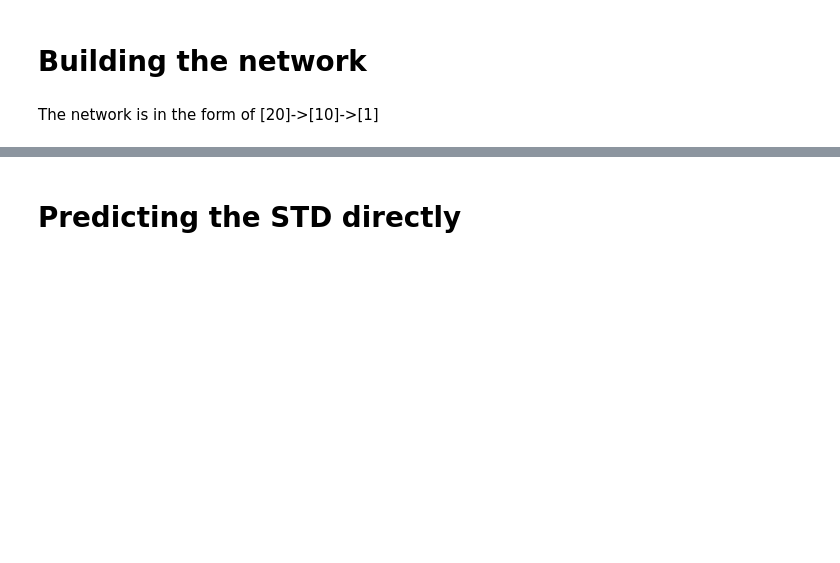
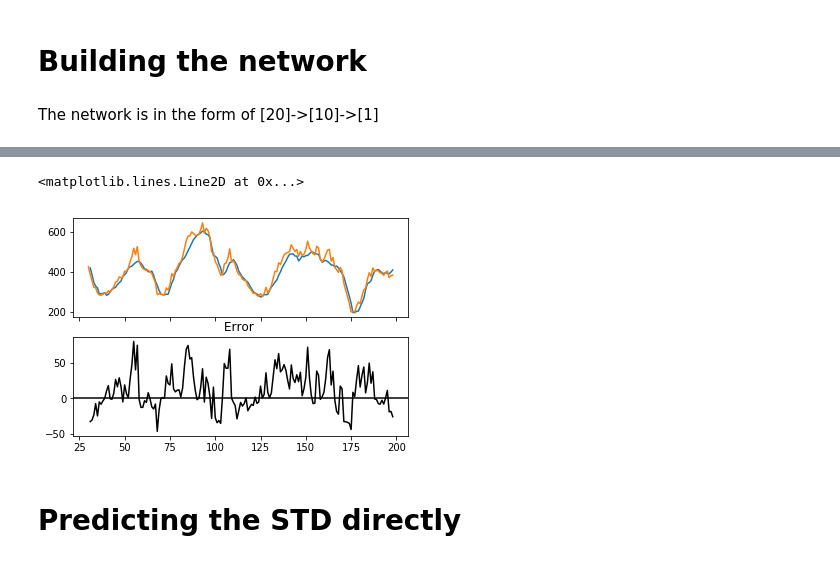
Before and after one commit to tate1010/Python-Neural-Network, a Jupyter notebook: presentation.ipynb, the cells around one changed output, grey strips where cells are left out. Saved outputs shown, nothing was run; the diff lists cells and outputs as text; code cells hidden in the pictures; blank space fills up the shorter version.

```diff
--- a/presentation.ipynb
+++ b/presentation.ipynb
@@ -142,8 +146,8 @@ Splitting the data into training test and testing test using a 80% split.
 The data range for the testing test is actually from the 80% cuttof - 29 to the very last data.
 Since the 29 data prior to the cutoff will produce the first prediction directly on the cut.
 # %%
-train_size = int(len(dataset) * 0.80)
+train_size = int(len(dataset) * 1)
 test_size = len(dataset) - train_size
-train, test = dataset[0:train_size,:], dataset[train_size-look_back-1:len(dataset),:]
-len(train), len(test)
+train = dataset[0:train_size,:]
+len(train)
 # %% [output]
@@ -198,13 +201,11 @@ model.add(Dense(1,activation='linear'))
 # %% [markdown]
 The network is in the form of [20]->[10]->[1]
 # %%
-epoch=200
+epoch=1000
 model.compile(loss='mean_absolute_percentage_error', optimizer='adam')
 model.fit(trainX, trainY, epochs=epoch, batch_size=1, verbose=2)
 ##
 trainScore = model.evaluate(trainX, trainY, verbose=0)
 print('Train Score: %.2f MSE (%.2f RMSE)' % (trainScore, math.sqrt(trainScore)))
-testScore = model.evaluate(testX, testY, verbose=0)
-print('Test Score: %.2f MSE (%.2f RMSE)' % (testScore, math.sqrt(testScore)))
 ##
 # %% [output]
@@ -303,0 +236,47 @@ plt.show()
+# %%
+
+def create_dataset2(dataset, look_back=1):
+        dataX, dataY = [], []
+        for i in range(len(dataset)-look_back-1):
+                a = dataset[i:(i+look_back), 0]
+                dataX.append(a)
+                dataY.append(dataset[i + look_back, 0])
+        return np.array(dataX)
+
+#predicting the STD using predicted data point
+predictionX,  predictionY   = create_dataset(dataset,29)
+datatodate  = create_dataset2(dataset,30)
+Prediction = create_dataset2(dataset, 29)
+
+prediction = model.predict(predictionX)
+
+value = np.hstack((Prediction,prediction))
+
+
+f, axarr = plt.subplots(2,sharex=True,squeeze=False)
+
+axarr = axarr.flatten()
+
+####
+Rstd  = np.empty(len(dataset))
+Rstd  [:] = np.nan
+Rstd [look_back+2:] = np.std(datatodate, axis=1)
+
+axarr[0].plot(Rstd,label = "real STD")
+#
+
+std  = np.empty(len(dataset))
+std  [:] = np.nan
+std [look_back+1:]= np.std(value,axis = 1,)
+axarr[0].plot(std, label = 'STD prediction')
+
+
+
+
+error = std - Rstd
+axarr[1].plot(error, '-k')
+axarr[1].set_title('Error ')
+axarr[1].axhline(0, color='black')
+# %% [output]
+<matplotlib.lines.Line2D at 0x...>
+[figure, added]
```
Also changed, not shown: parts of 10 cells of this notebook.
